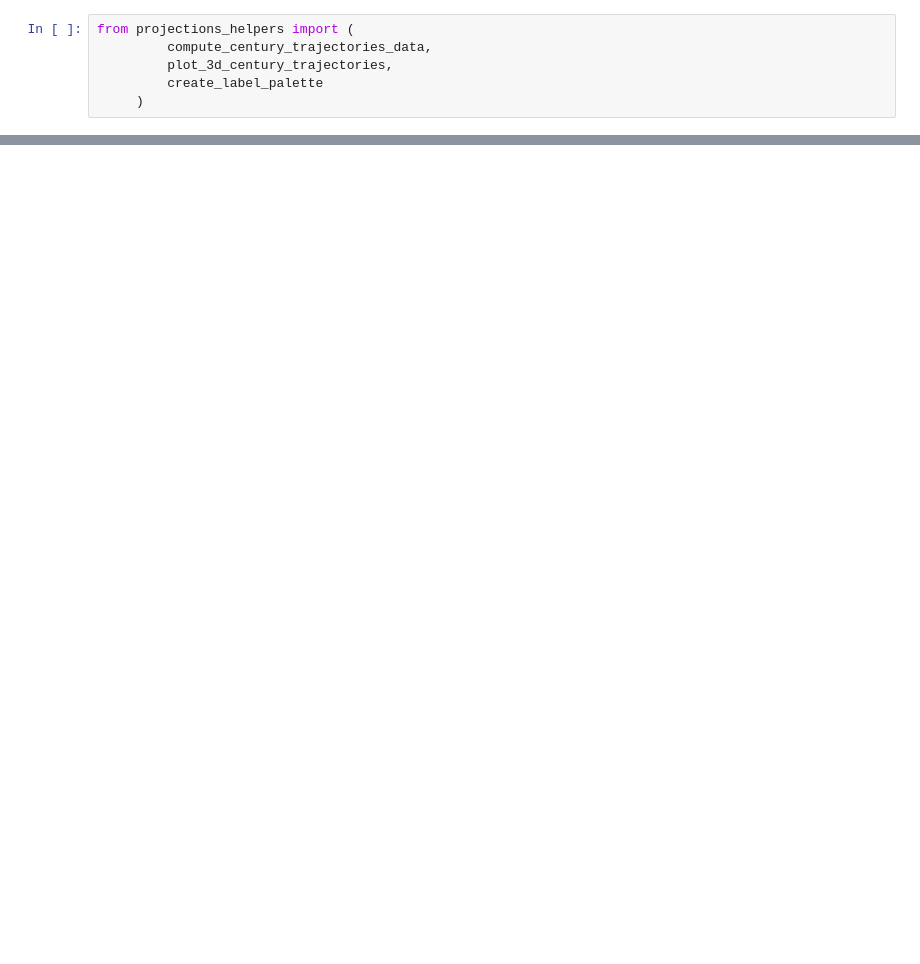
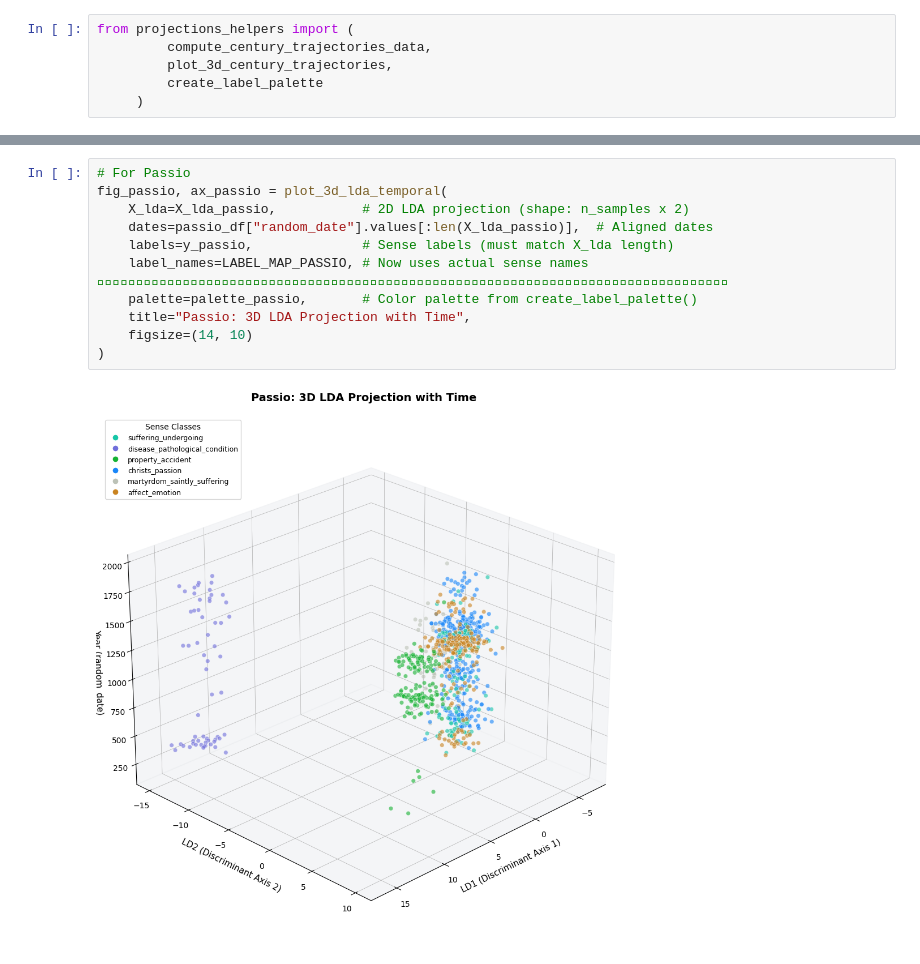
Before and after one commit to CCS-ZCU/phylosen_pilot, a Jupyter notebook: scripts/4_projections.ipynb, the cells around one changed output, grey strips where cells are left out. Drawn from its saved outputs; the diff is of its cells as text; blank space fills up the shorter version.

```diff
--- a/scripts/4_projections.ipynb
+++ b/scripts/4_projections.ipynb
@@ -314,0 +321,13 @@ plt.show()
+# %%
+# For Passio
+fig_passio, ax_passio = plot_3d_lda_temporal(
+    X_lda=X_lda_passio,           # 2D LDA projection (shape: n_samples x 2)
+    dates=passio_df["random_date"].values[:len(X_lda_passio)],  # Aligned dates
+    labels=y_passio,              # Sense labels (must match X_lda length)
+    label_names=LABEL_MAP_PASSIO, # Now uses actual sense names ﷿﷿﷿﷿﷿﷿﷿﷿﷿﷿﷿﷿﷿﷿﷿﷿﷿﷿﷿﷿﷿﷿﷿﷿﷿﷿﷿﷿﷿﷿﷿﷿﷿﷿﷿﷿﷿﷿﷿﷿﷿﷿﷿﷿﷿﷿﷿﷿﷿﷿﷿﷿﷿﷿﷿﷿﷿﷿﷿﷿﷿﷿﷿﷿﷿﷿﷿﷿﷿﷿﷿﷿﷿﷿﷿﷿﷿﷿﷿﷿﷿
+    palette=palette_passio,       # Color palette from create_label_palette()
+    title="Passio: 3D LDA Projection with Time",
+    figsize=(14, 10)
+)
+# %% [output]
+[figure, added]
```
Also changed, not shown: parts of 18 cells of this notebook, 2 other files.
